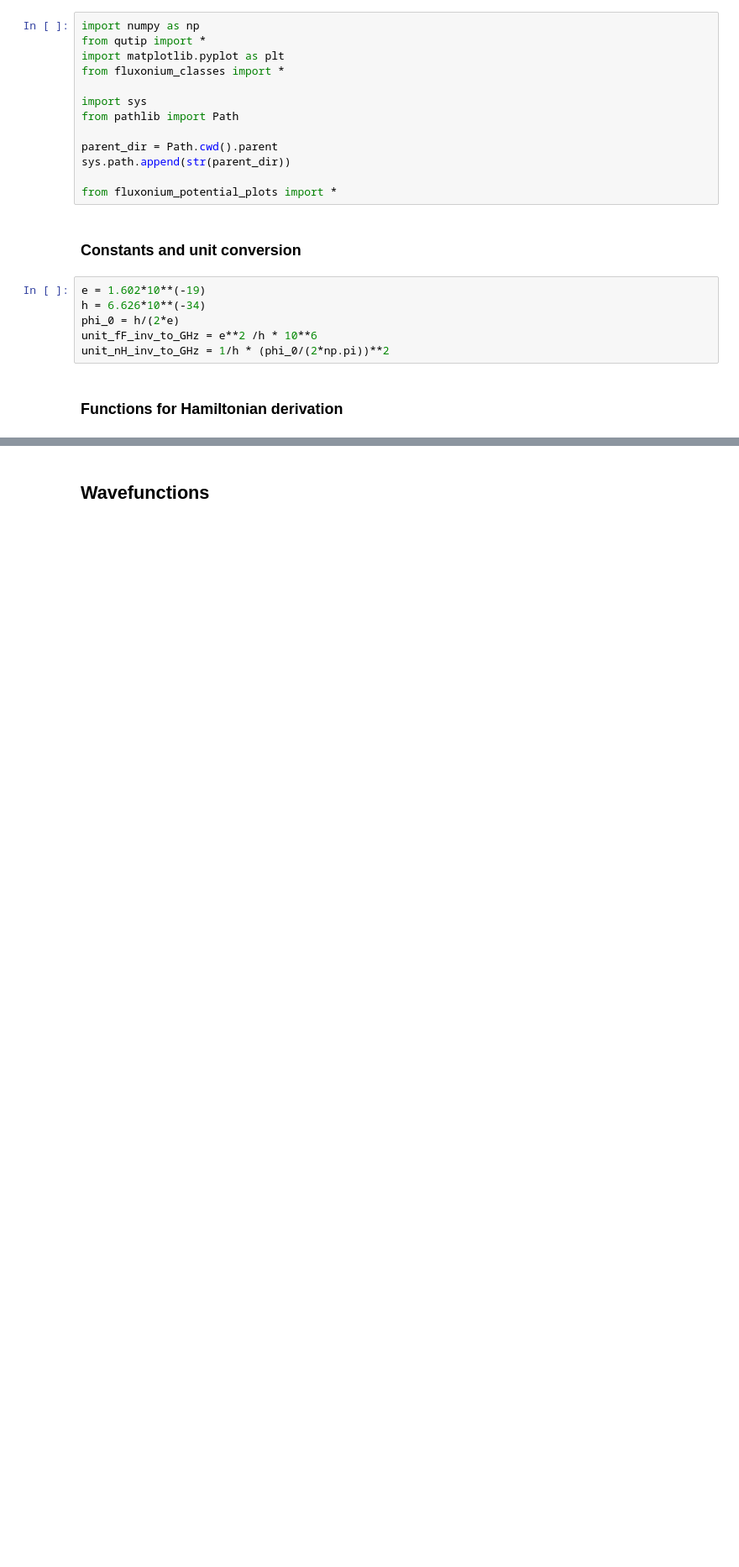
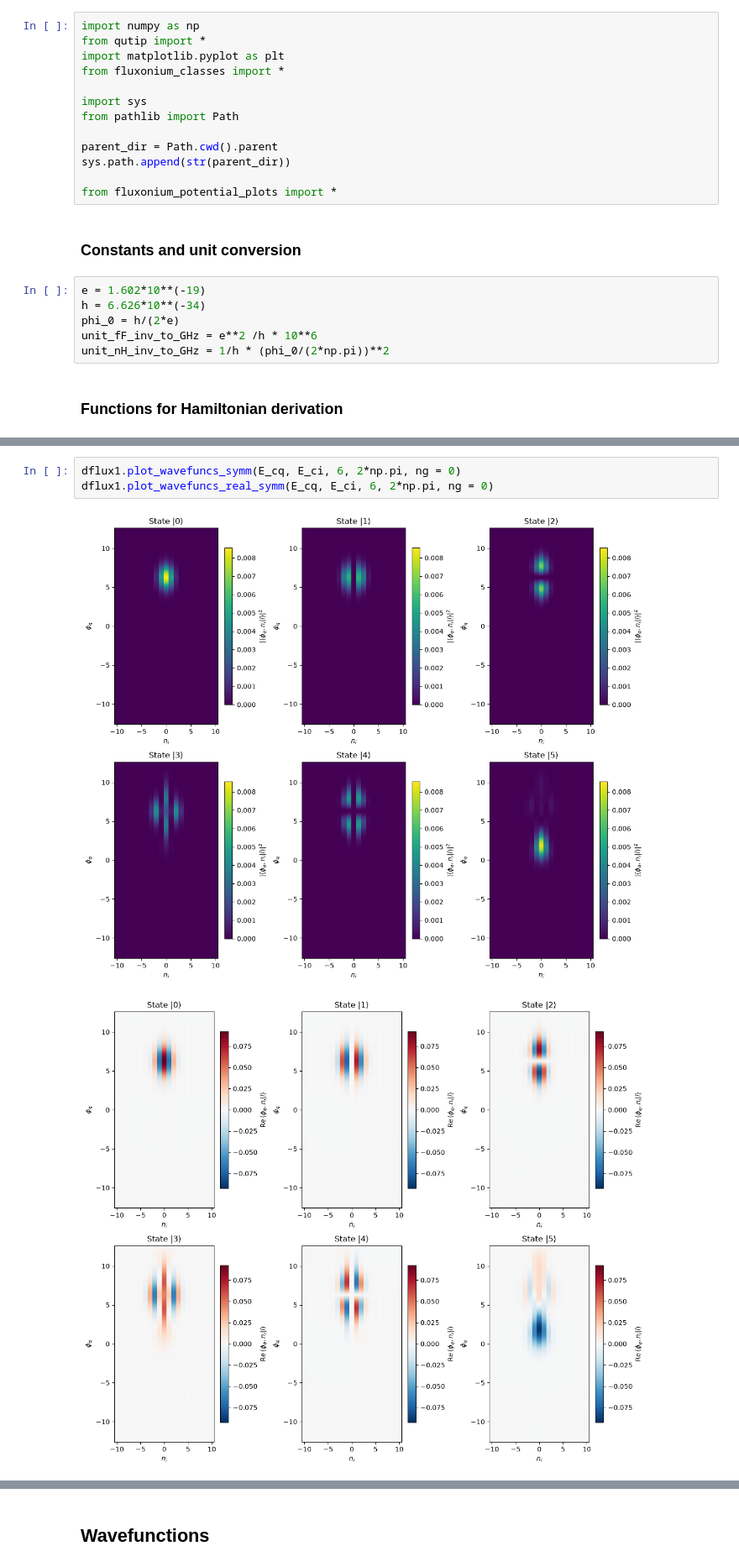
Before and after one commit to tyrasamenius/fluxonium_readout, a Jupyter notebook: Double_fluxonium_notebook.ipynb, the cells around one changed output, grey strips where cells are left out. Shown at 84% size. Cells and saved outputs as stored; diff of their text form; blank space fills up the shorter version.

```diff
--- a/Double_fluxonium_notebook.ipynb
+++ b/Double_fluxonium_notebook.ipynb
@@ -101,0 +123,6 @@ print(energies[1] - energies[0])
+# %%
+dflux1.plot_wavefuncs_symm(E_cq, E_ci, 6, 2*np.pi, ng = 0)
+dflux1.plot_wavefuncs_real_symm(E_cq, E_ci, 6, 2*np.pi, ng = 0)
+# %% [output]
+[figure, added]
+[figure, added]
```
Also changed, not shown: parts of 34 cells of this notebook, 1 other file.
